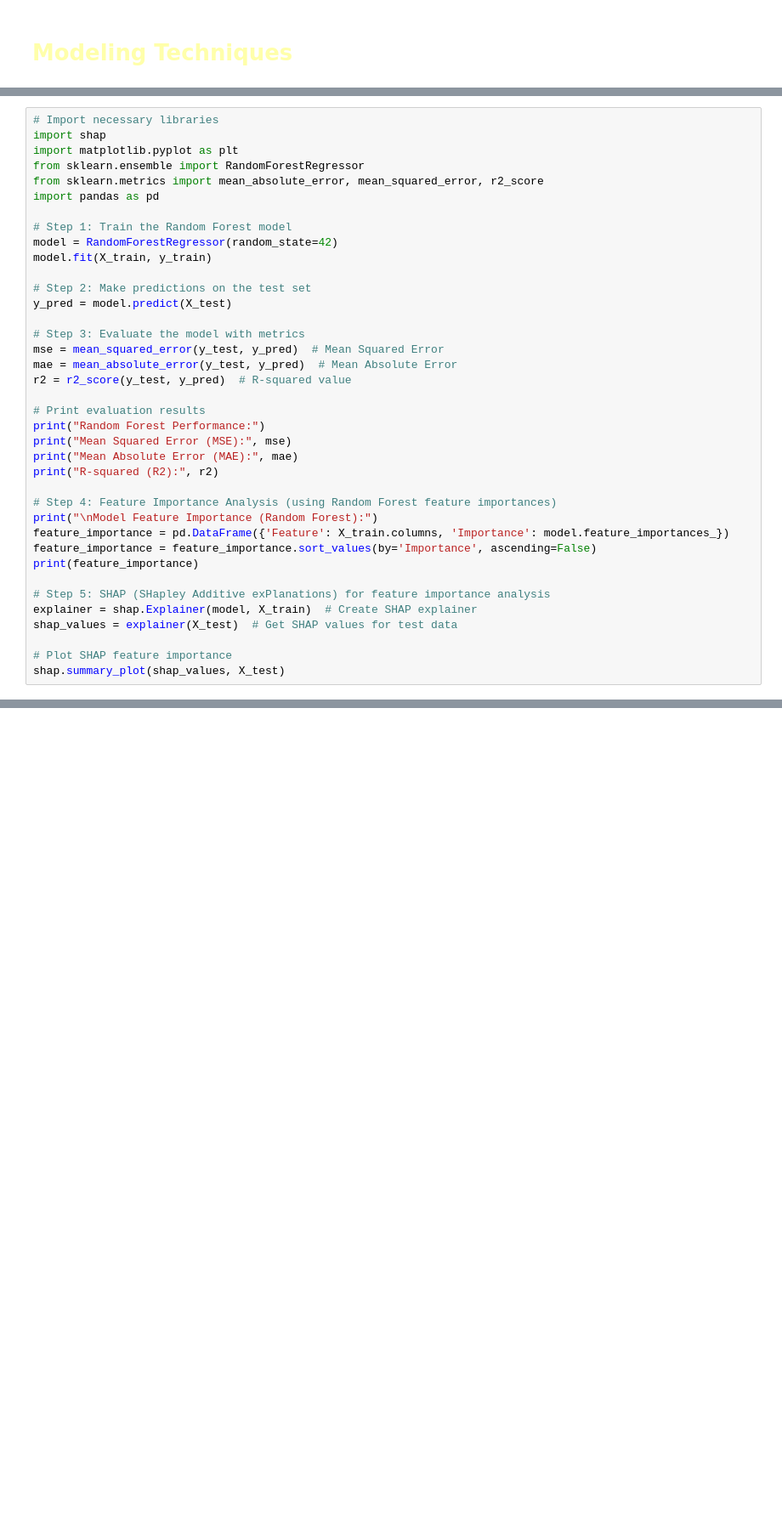
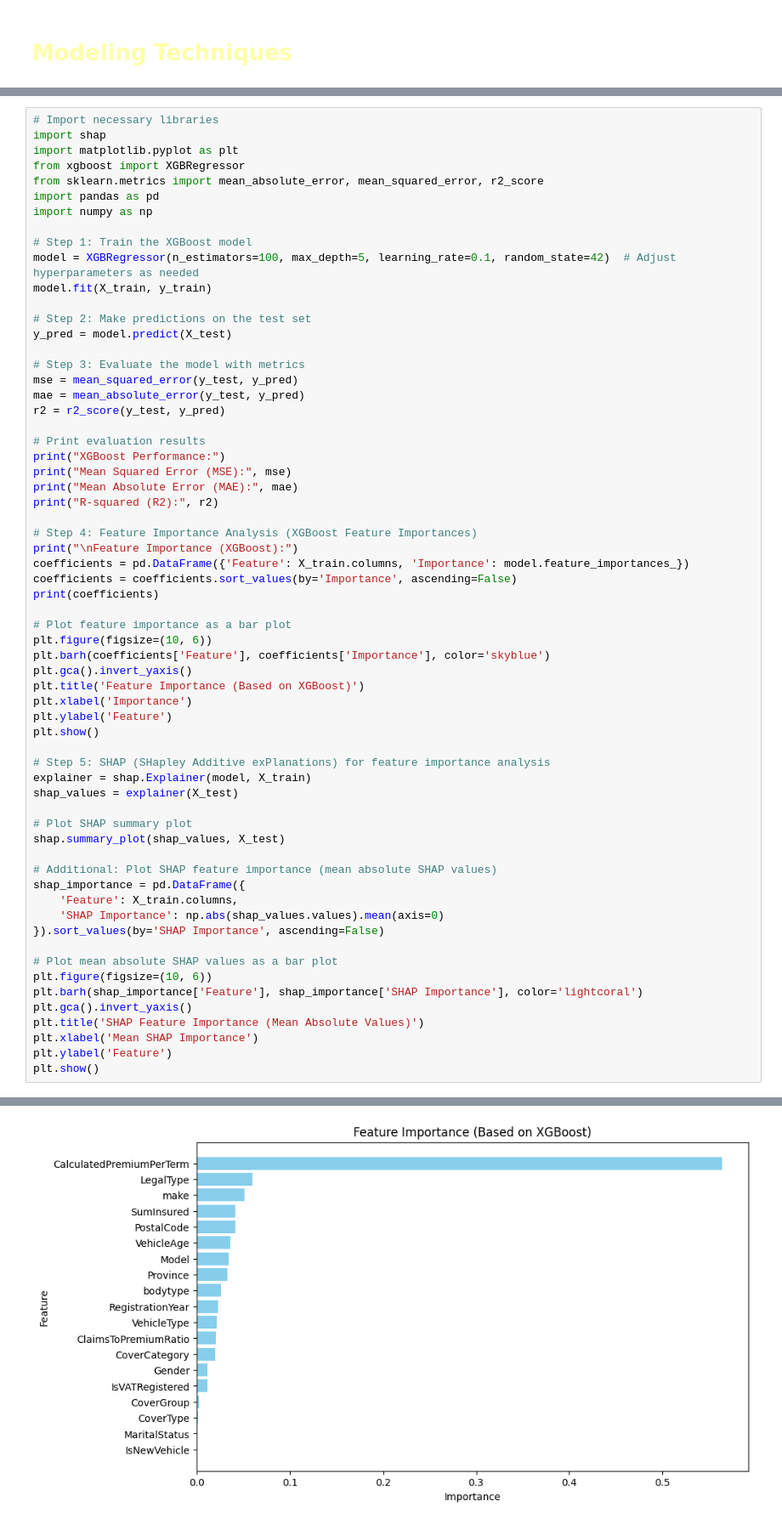
Before and after one commit to Elelanfik/INSURANCE_ANALYSIS_, a Jupyter notebook: Notebooks/Statistical_Modeling.ipynb, the cells around one changed output, grey strips where cells are left out. Shown at 85% size. Drawn from its saved outputs; the diff is of its cells as text; blank space fills up the shorter version.

```diff
--- a/Notebooks/Statistical_Modeling.ipynb
+++ b/Notebooks/Statistical_Modeling.ipynb
@@ -392,37 +606,63 @@ shap.summary_plot(shap_values, X_test)
 # Import necessary libraries
 import shap
 import matplotlib.pyplot as plt
-from sklearn.ensemble import RandomForestRegressor
+from xgboost import XGBRegressor
 from sklearn.metrics import mean_absolute_error, mean_squared_error, r2_score
 import pandas as pd
+import numpy as np
 
-# Step 1: Train the Random Forest model
-model = RandomForestRegressor(random_state=42)
+# Step 1: Train the XGBoost model
+model = XGBRegressor(n_estimators=100, max_depth=5, learning_rate=0.1, random_state=42)  # Adjust hyperparameters as needed
 model.fit(X_train, y_train)
 
 # Step 2: Make predictions on the test set
 y_pred = model.predict(X_test)
 
 # Step 3: Evaluate the model with metrics
-mse = mean_squared_error(y_test, y_pred)  # Mean Squared Error
-mae = mean_absolute_error(y_test, y_pred)  # Mean Absolute Error
-r2 = r2_score(y_test, y_pred)  # R-squared value
+mse = mean_squared_error(y_test, y_pred)
+mae = mean_absolute_error(y_test, y_pred)
+r2 = r2_score(y_test, y_pred)
 
 # Print evaluation results
-print("Random Forest Performance:")
+print("XGBoost Performance:")
 print("Mean Squared Error (MSE):", mse)
 print("Mean Absolute Error (MAE):", mae)
 print("R-squared (R2):", r2)
 
-# Step 4: Feature Importance Analysis (using Random Forest feature importances)
-print("\nModel Feature Importance (Random Forest):")
-feature_importance = pd.DataFrame({'Feature': X_train.columns, 'Importance': model.feature_importances_})
-feature_importance = feature_importance.sort_values(by='Importance', ascending=False)
-print(feature_importance)
+# Step 4: Feature Importance Analysis (XGBoost Feature Importances)
+print("\nFeature Importance (XGBoost):")
+coefficients = pd.DataFrame({'Feature': X_train.columns, 'Importance': model.feature_importances_})
+coefficients = coefficients.sort_values(by='Importance', ascending=False)
+print(coefficients)
+
+# Plot feature importance as a bar plot
+plt.figure(figsize=(10, 6))
+plt.barh(coefficients['Feature'], coefficients['Importance'], color='skyblue')
+plt.gca().invert_yaxis()
+plt.title('Feature Importance (Based on XGBoost)')
+plt.xlabel('Importance')
+plt.ylabel('Feature')
+plt.show()
 
 # Step 5: SHAP (SHapley Additive exPlanations) for feature importance analysis
-explainer = shap.Explainer(model, X_train)  # Create SHAP explainer
-shap_values = explainer(X_test)  # Get SHAP values for test data
+explainer = shap.Explainer(model, X_train)
+shap_values = explainer(X_test)
 
-# Plot SHAP feature importance
+# Plot SHAP summary plot
 shap.summary_plot(shap_values, X_test)
+
+# Additional: Plot SHAP feature importance (mean absolute SHAP values)
+shap_importance = pd.DataFrame({
+    'Feature': X_train.columns,
+    'SHAP Importance': np.abs(shap_values.values).mean(axis=0)
+}).sort_values(by='SHAP Importance', ascending=False)
+
+# Plot mean absolute SHAP values as a bar plot
+plt.figure(figsize=(10, 6))
+plt.barh(shap_importance['Feature'], shap_importance['SHAP Importance'], color='lightcoral')
+plt.gca().invert_yaxis()
+plt.title('SHAP Feature Importance (Mean Absolute Values)')
+plt.xlabel('Mean SHAP Importance')
+plt.ylabel('Feature')
+plt.show()
+# %% [output]
@@ -428,0 +686 @@ shap.summary_plot(shap_values, X_test)
+[figure, added]
```
Also changed, not shown: parts of 16 cells of this notebook.
